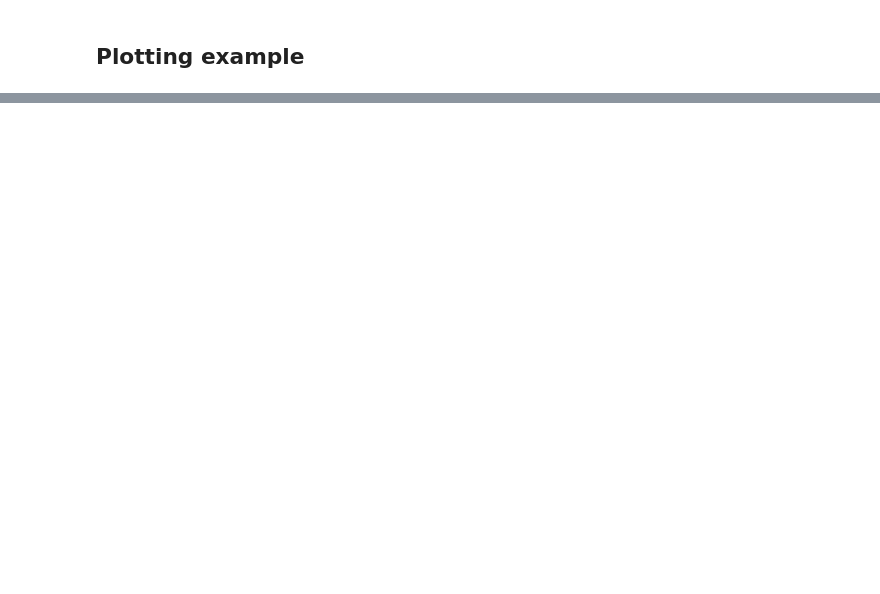
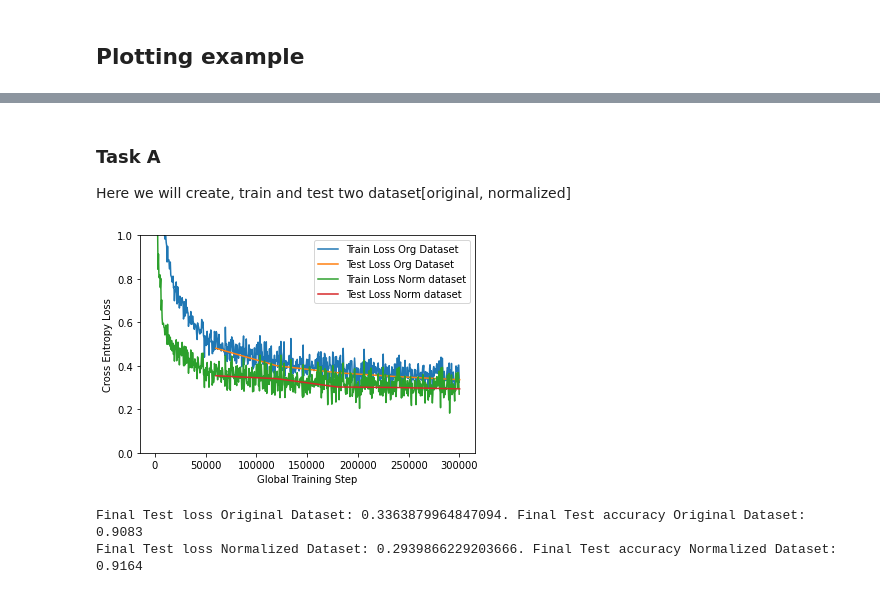
Before and after one commit to ashiqulalamkhan/TDT4195_IP, a Jupyter notebook: assignment 1/task4.ipynb, the cells around one changed output, grey strips where cells are left out. Saved outputs shown, nothing was run; the diff lists cells and outputs as text; code cells hidden in the pictures; blank space fills up the shorter version.

```diff
--- a/assignment 1/task4.ipynb
+++ b/assignment 1/task4.ipynb
@@ -17,8 +17,7 @@ np.random.seed(0)
 batch_size = 64
 
 image_transform = torchvision.transforms.Compose([
-    torchvision.transforms.ToTensor(),
-    torchvision.transforms.Normalize(mean = (0.5),std = (0.5))
+    torchvision.transforms.ToTensor()
 ])
 
 dataloader_train, dataloader_test = dataloaders.load_dataset(batch_size, image_transform)
@@ -166,0 +158,3 @@ Final Test loss: 0.13872463521651426. Final Test accuracy: 0.9561
+# %% [markdown]
+### Task A
+Here we will create, train and test two dataset[original, normalized]
@@ -166,0 +233,21 @@ Final Test loss: 0.13872463521651426. Final Test accuracy: 0.9561
+# %%
+#Performence Visualization ORIGINAL vs NORMALIZED dataset:
+# We can now plot the two models against each other
+# Plot loss
+utils.plot_loss(train_loss_dict_org, label="Train Loss Org Dataset")
+utils.plot_loss(test_loss_dict_org, label="Test Loss Org Dataset")
+utils.plot_loss(train_loss_dict_norm, label="Train Loss Norm dataset")
+utils.plot_loss(test_loss_dict_norm, label="Test Loss Norm dataset")
+# Limit the y-axis of the plot (The range should not be increased!)
+plt.ylim([0, 1])
+plt.legend()
+plt.xlabel("Global Training Step")
+plt.ylabel("Cross Entropy Loss")
+plt.savefig("image_solutions/task_4a.png")
+plt.show()
+print(f"Final Test loss Original Dataset: {final_loss_org}. Final Test accuracy Original Dataset: {final_acc_org}")
+print(f"Final Test loss Normalized Dataset: {final_loss_norm}. Final Test accuracy Normalized Dataset: {final_acc_norm}")
+# %% [output]
+[figure, added]
+Final Test loss Original Dataset: 0.3363879964847094. Final Test accuracy Original Dataset: 0.9083
+Final Test loss Normalized Dataset: 0.2939866229203666. Final Test accuracy Normalized Dataset: 0.9164
```
Also changed, not shown: parts of 21 cells of this notebook, 15 other files.
